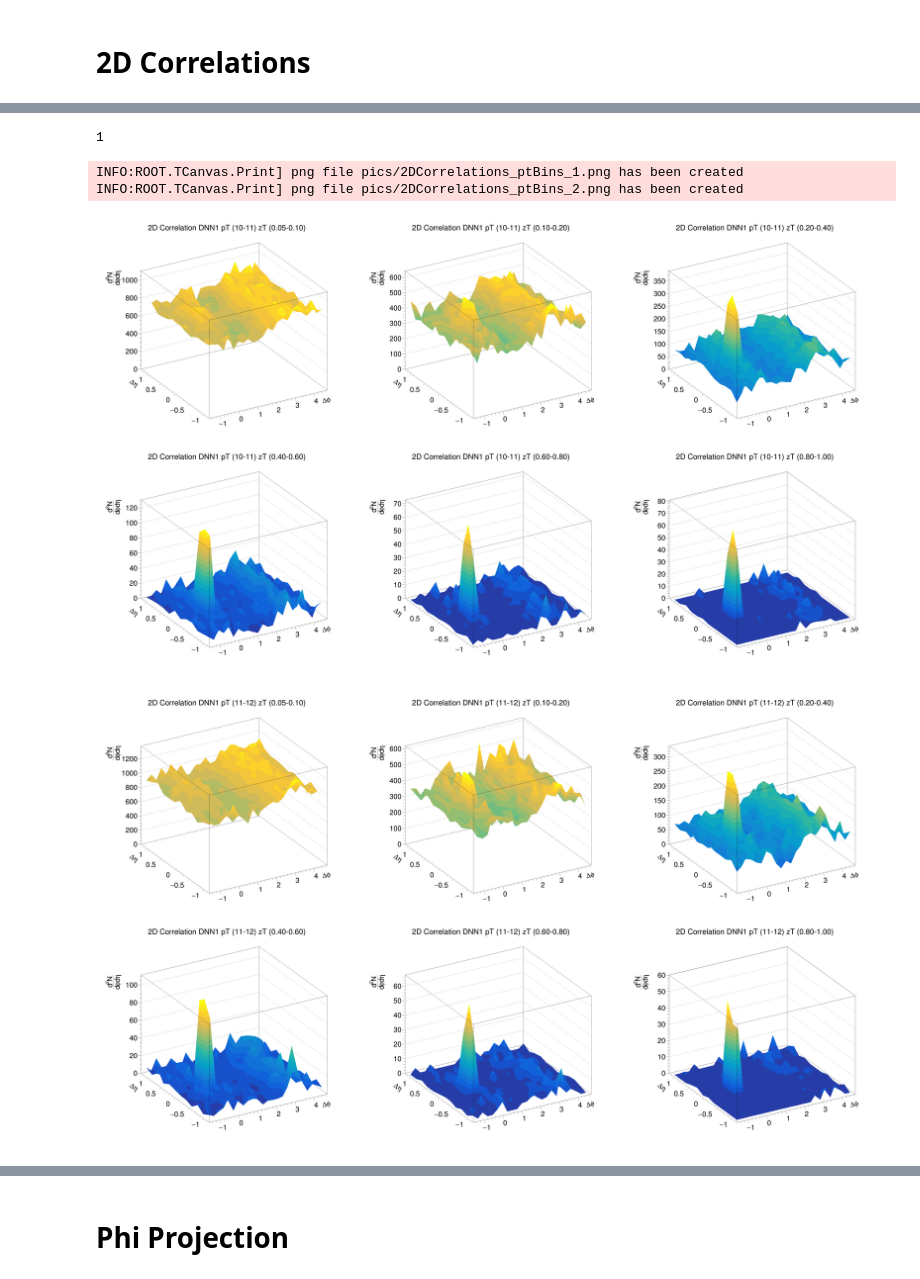
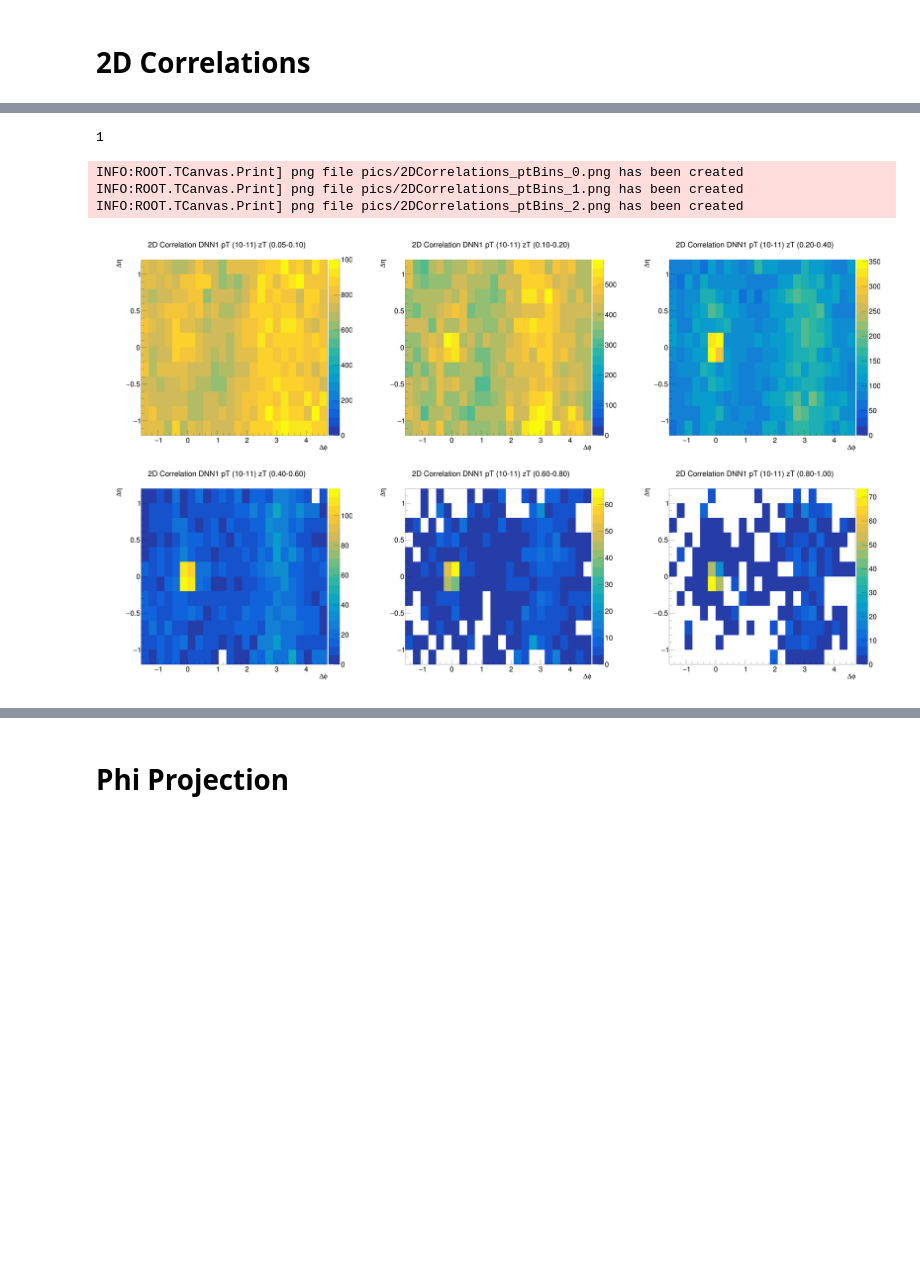
Before and after one commit to miguelignacio/CorrelationAnalysis, a Jupyter notebook: NtupleAnalysis/2D_Correlations.ipynb, the cells around one changed output, grey strips where cells are left out. Drawn from its saved outputs; the diff is of its cells as text; code cells hidden in the pictures; blank space fills up the shorter version.

```diff
--- a/NtupleAnalysis/2D_Correlations.ipynb
+++ b/NtupleAnalysis/2D_Correlations.ipynb
@@ -55,7 +55,7 @@ def Plot2D (histo2D,ptbin,ztbin,DNN_Bool):
     DNN_Rgn = int(Signal_DNN) + 2*(1-int(Signal_DNN))
     histo2D.GetXaxis().SetTitle("#Delta#phi")
     histo2D.GetYaxis().SetTitle("#Delta#eta")
-    histo2D.GetZaxis().SetTitle("#frac{d^{2}N}{d#phid#eta}")
+    histo2D.GetZaxis().SetTitle("#frac{1}{N_{Trig}}#frac{d^{2}N}{d#phid#eta}")
     histo2D.SetTitle('2D Correlation DNN%i pT (%1.0f-%1.0f) zT (%1.2f-%1.2f)'
                        %(DNN_Rgn,pTbins[ptbin],pTbins[ptbin+1],zTbins[ztbin],zTbins[ztbin+1]))
     histo2D.GetYaxis().SetRangeUser(-1.2,1.2)
@@ -90,7 +90,7 @@ def Loop2D(filename,Signal_DNN=True):
             canvases[ipt].cd(izt+1)
             gpad1 = canvases[ipt].cd(izt+1)
             gpad1.SetLeftMargin(0.15)
-            histoDNN.Draw("SURF2")
+            histoDNN.Draw("COLZ")
             canvases[ipt].SetLeftMargin(0.15)
     return canvases
 # %%
@@ -98,6 +98,7 @@ Signal_DNN = True
 DNN_Rgn = int(Signal_DNN) + 2*(1-int(Signal_DNN))
 print (DNN_Rgn)
 canvases = Loop2D(RootFile,Signal_DNN)
+ROOT.disableJSVis()
 for ipt in range(3):
     canvases[ipt].Draw()
     canvases[ipt].SaveAs('pics/2DCorrelations_ptBins_%i.png'%(ipt))
@@ -106,5 +109,5 @@ INFO:ROOT.TCanvas.Print] png file pics/2DCorrelations_ptBins_0.png has been crea
 1
+INFO:ROOT.TCanvas.Print] png file pics/2DCorrelations_ptBins_0.png has been created
 INFO:ROOT.TCanvas.Print] png file pics/2DCorrelations_ptBins_1.png has been created
 INFO:ROOT.TCanvas.Print] png file pics/2DCorrelations_ptBins_2.png has been created
-[figure, old version]
+[figure, new version]
-[figure, removed]
```
Also changed, not shown: parts of 2 cells of this notebook, 10 other files.
